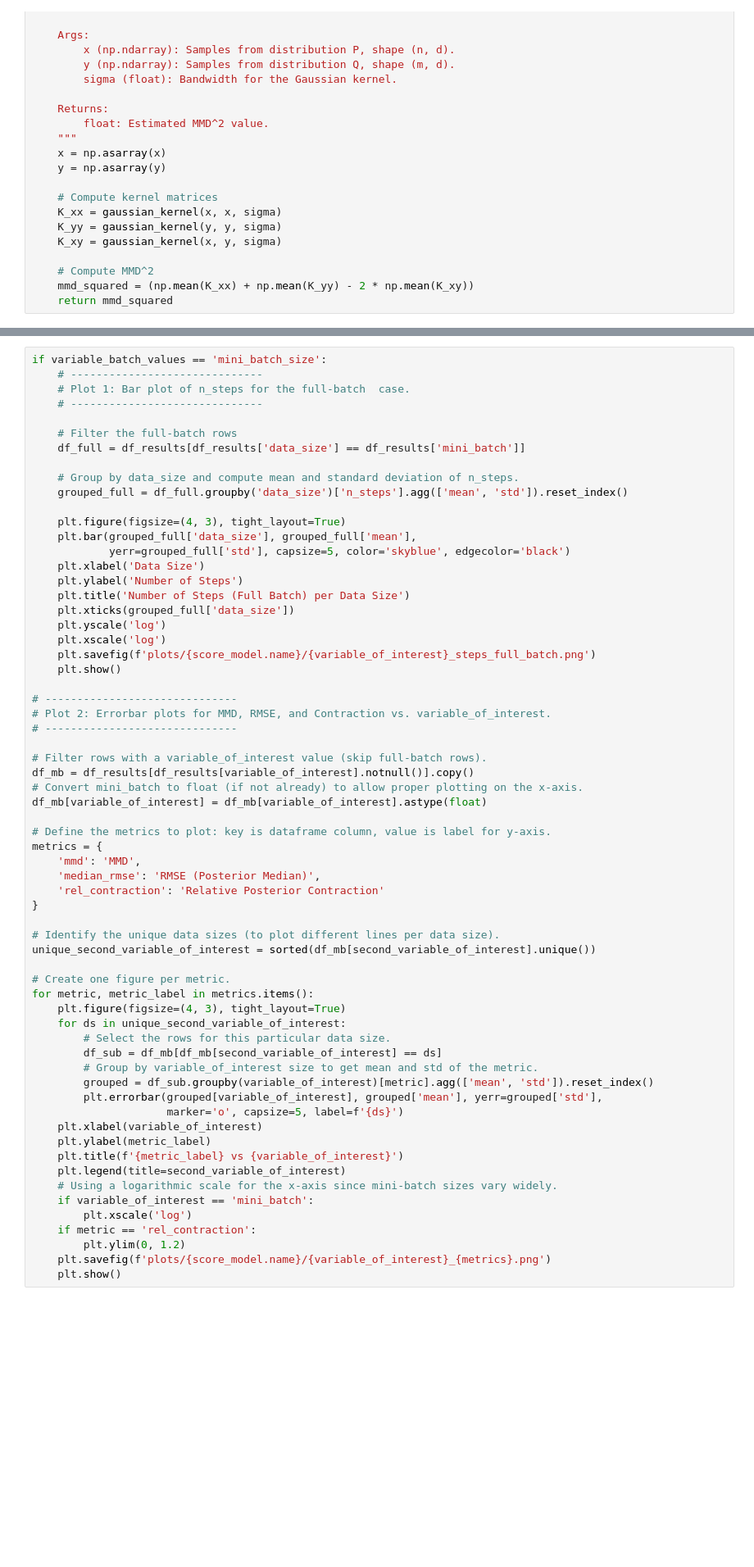
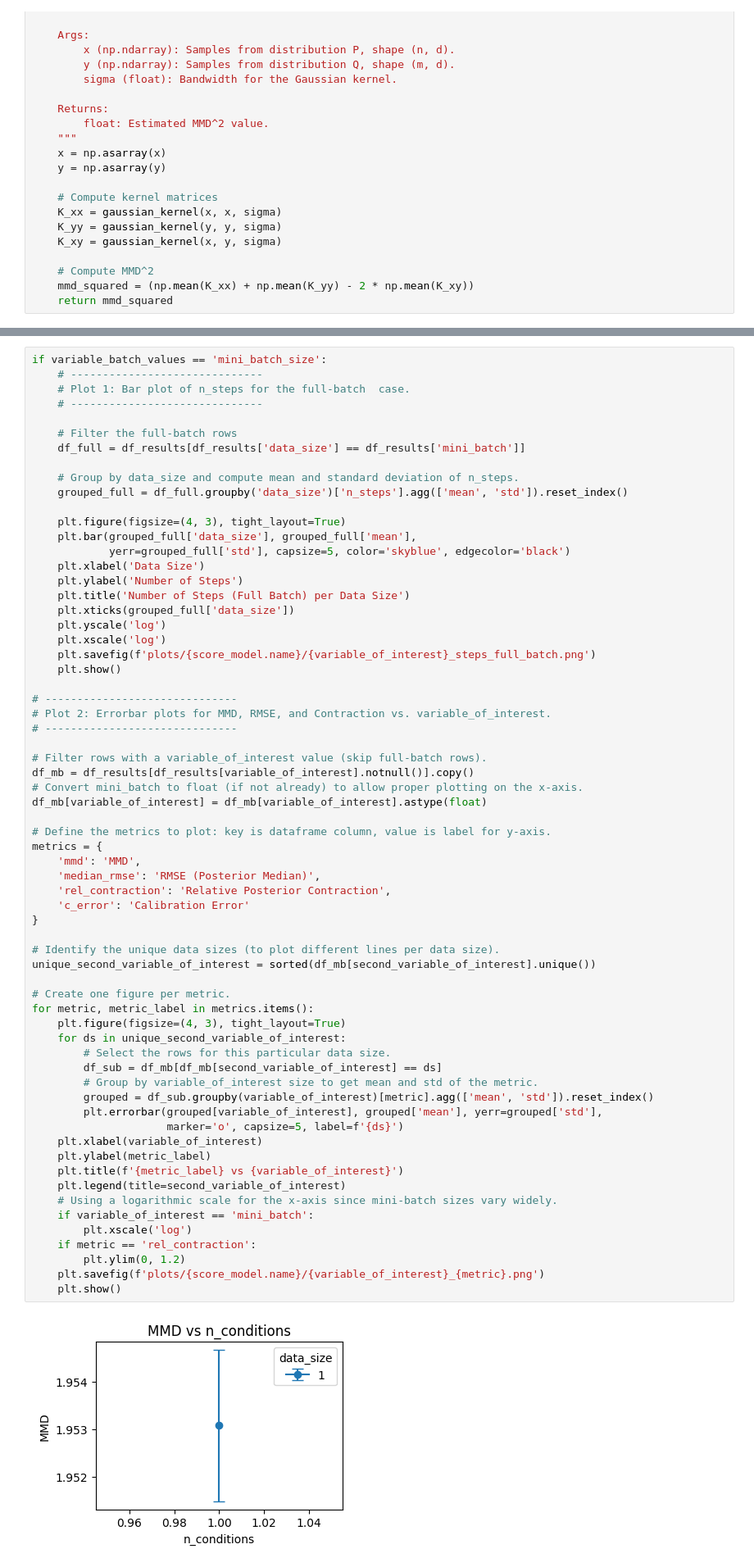
Before and after one commit to bayesflow-org/hierarchical-abi, a Jupyter notebook: gaussian flat score matching.ipynb, the cells around one changed output, grey strips where cells are left out. Shown at 82% size. Saved outputs shown, nothing was run; the diff lists cells and outputs as text; blank space fills up the shorter version.

```diff
--- a/gaussian flat score matching.ipynb
+++ b/gaussian flat score matching.ipynb
@@ -699,32 +718,35 @@ df_mb[variable_of_interest] = df_mb[variable_of_interest].astype(float)
 
 # Define the metrics to plot: key is dataframe column, value is label for y-axis.
 metrics = {
     'mmd': 'MMD',
     'median_rmse': 'RMSE (Posterior Median)',
-    'rel_contraction': 'Relative Posterior Contraction'
+    'rel_contraction': 'Relative Posterior Contraction',
+    'c_error': 'Calibration Error'
 }
 
 # Identify the unique data sizes (to plot different lines per data size).
 unique_second_variable_of_interest = sorted(df_mb[second_variable_of_interest].unique())
 
 # Create one figure per metric.
 for metric, metric_label in metrics.items():
     plt.figure(figsize=(4, 3), tight_layout=True)
     for ds in unique_second_variable_of_interest:
         # Select the rows for this particular data size.
         df_sub = df_mb[df_mb[second_variable_of_interest] == ds]
         # Group by variable_of_interest size to get mean and std of the metric.
         grouped = df_sub.groupby(variable_of_interest)[metric].agg(['mean', 'std']).reset_index()
         plt.errorbar(grouped[variable_of_interest], grouped['mean'], yerr=grouped['std'],
                      marker='o', capsize=5, label=f'{ds}')
     plt.xlabel(variable_of_interest)
     plt.ylabel(metric_label)
     plt.title(f'{metric_label} vs {variable_of_interest}')
     plt.legend(title=second_variable_of_interest)
     # Using a logarithmic scale for the x-axis since mini-batch sizes vary widely.
     if variable_of_interest == 'mini_batch':
         plt.xscale('log')
     if metric == 'rel_contraction':
         plt.ylim(0, 1.2)
-    plt.savefig(f'plots/{score_model.name}/{variable_of_interest}_{metrics}.png')
+    plt.savefig(f'plots/{score_model.name}/{variable_of_interest}_{metric}.png')
     plt.show()
+# %% [output]
+[figure, added]
```
Also changed, not shown: parts of 12 cells of this notebook, 5 other files.
